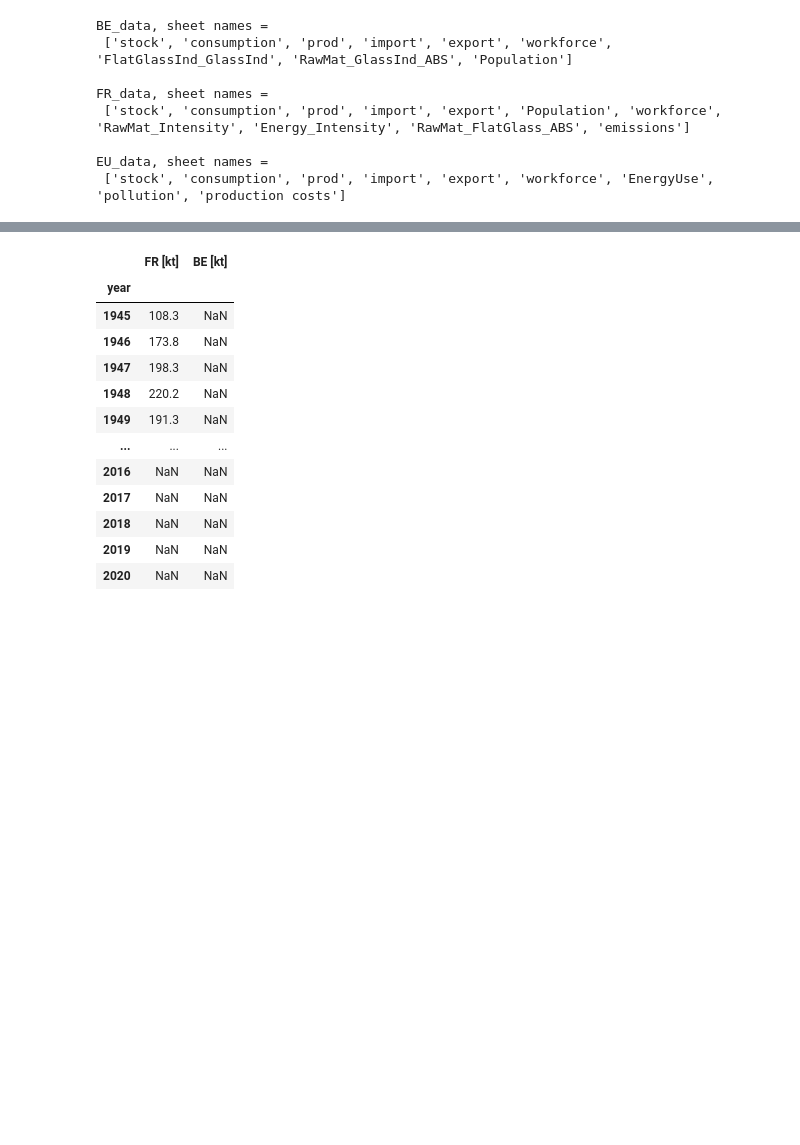
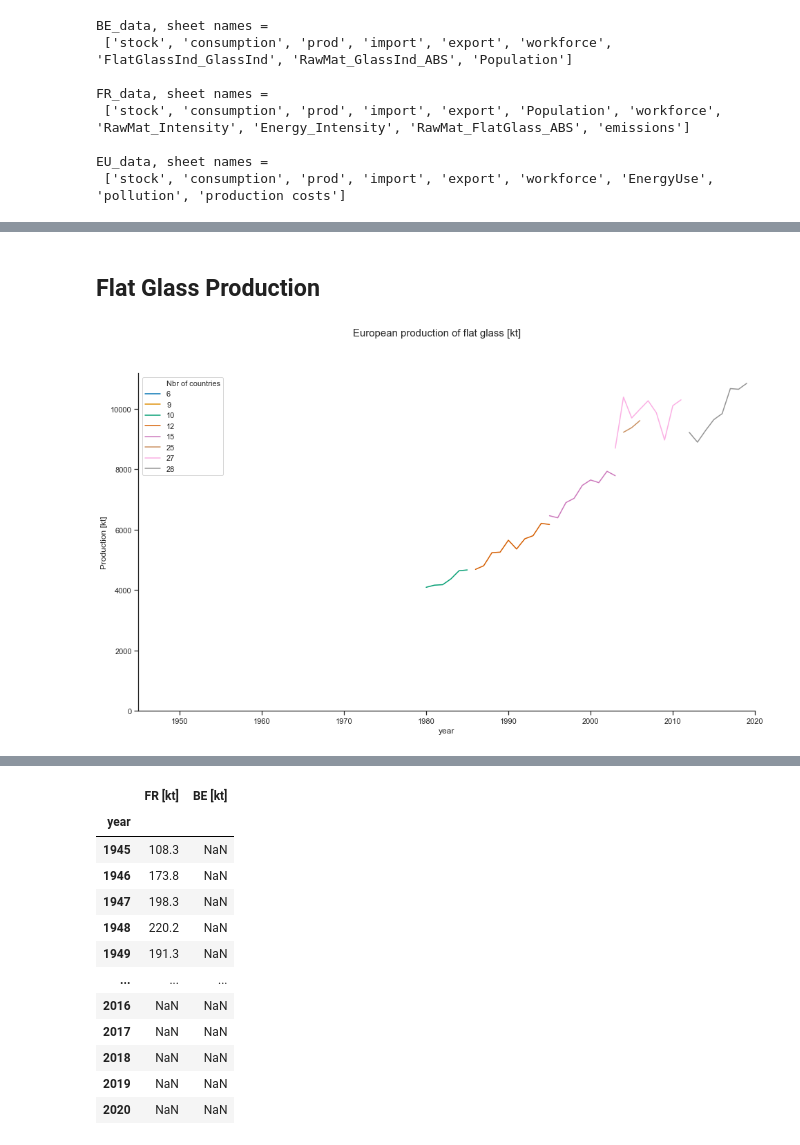
Before and after one commit to JeanSouv/01_MFA_GlassIndustry, a Jupyter notebook: MFA_FlatGlassIndustry.ipynb, the cells around one changed output, grey strips where cells are left out. Drawn from its saved outputs; the diff is of its cells as text; code cells hidden in the pictures; blank space fills up the shorter version.

```diff
--- a/MFA_FlatGlassIndustry.ipynb
+++ b/MFA_FlatGlassIndustry.ipynb
@@ -54,0 +68,12 @@ EU_data, sheet names =
+# %%
+# Creating a single dataframe for flat glass flows in Europe
+
+EU = pd.concat([EU_Prod['flat glass, kt'],
+                EU_Imp['flat glass, kt'],
+                EU_Exp['flat glass, kt']],
+                  axis=1, keys=[('Production [kt]'),
+                                ('Import [kt]'),
+                                ('Export [kt]')],
+                  names=['Flow']).stack(dropna=False)
+
+EU = EU.unstack()
@@ -54,0 +97,22 @@ EU_data, sheet names =
+# %% [markdown]
+## Flat Glass Production
+# %%
+# Plot the European production of flat glass
+
+EUplot = EU.reset_index()
+
+fig, ax = plt.subplots()
+
+sns.lineplot(data = EUplot,
+             x = 'year', y = 'Production [kt]',
+             hue = 'Nbr of countries',
+             palette = 'colorblind',
+             ax = ax)
+
+ax.set_xlim(1945,2020)
+ax.set_ylim(ymin=0)
+fig.suptitle('European production of flat glass [kt]', fontsize = 15)
+sns.despine()
+plt.show()
+# %% [output]
+[figure, added]
```
Also changed, not shown: parts of 84 cells of this notebook, 3 other files.
